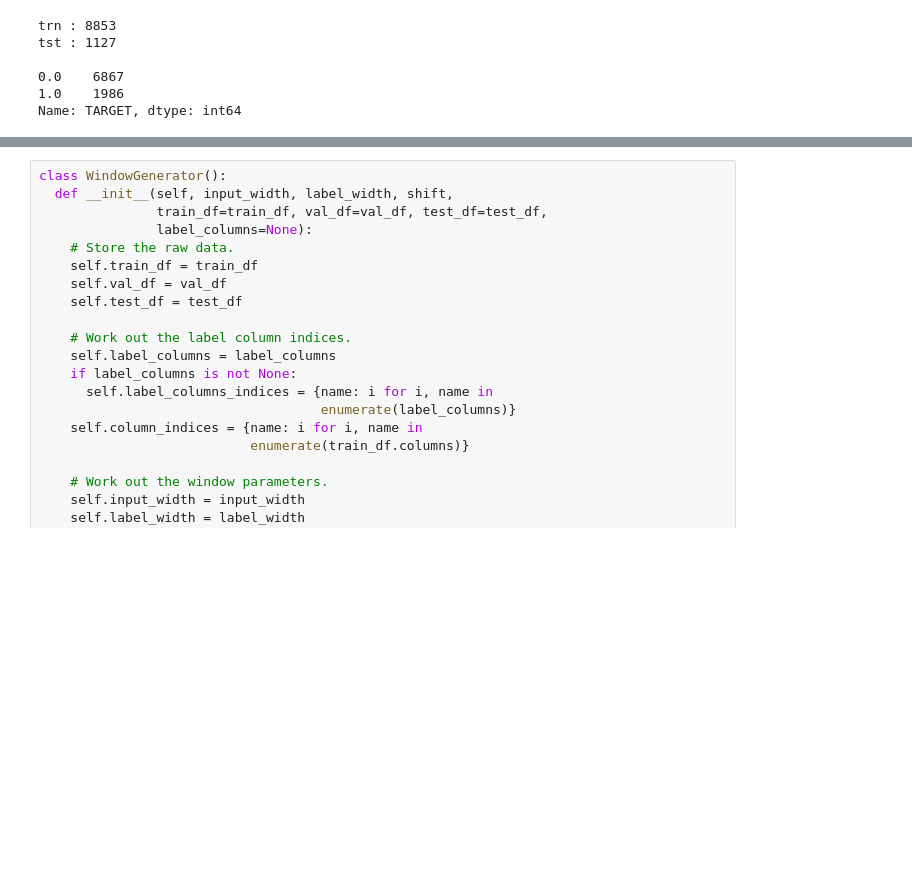
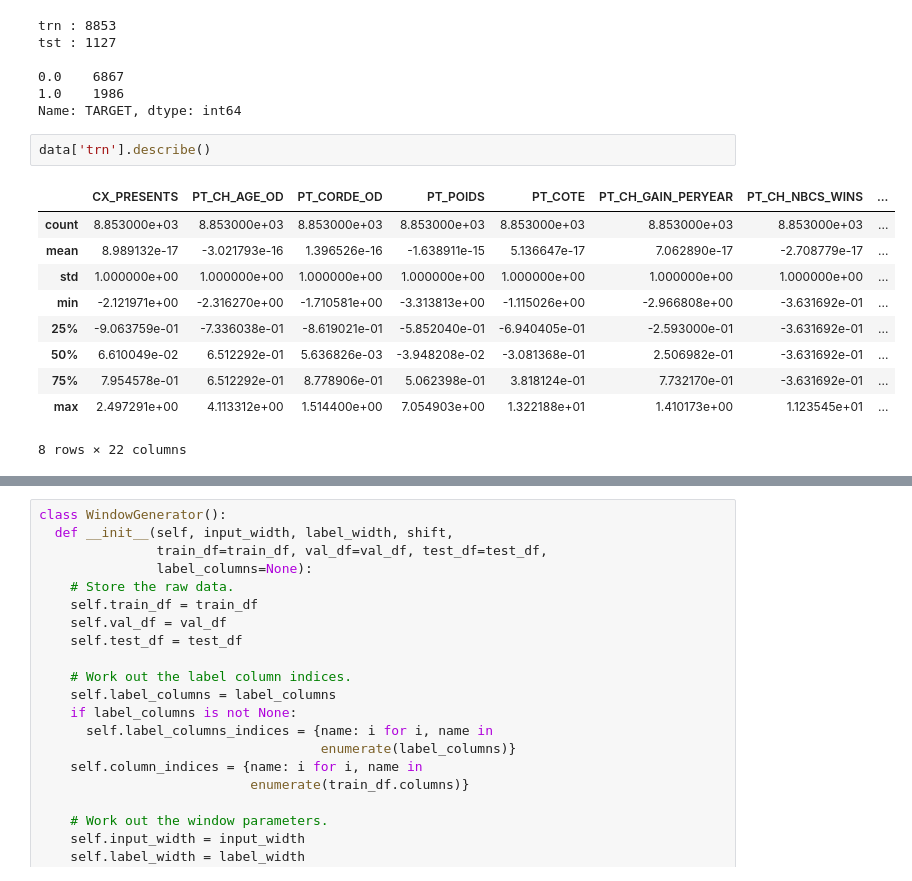
Before and after one commit to zenAurelius/rai-h-, a Jupyter notebook: TF2.ipynb, the cells around one changed output, grey strips where cells are left out. Saved outputs shown, nothing was run; the diff lists cells and outputs as text; blank space fills up the shorter version.

```diff
--- a/TF2.ipynb
+++ b/TF2.ipynb
@@ -1038,3 +1040,16 @@ tst : 1127
 0.0    6867
 1.0    1986
 Name: TARGET, dtype: int64
+# %%
+data['trn'].describe()
+# %% [output]
+|  | CX_PRESENTS | PT_CH_AGE_OD | PT_CORDE_OD | PT_POIDS | PT_COTE | PT_CH_GAIN_PERYEAR | PT_CH_NBCS_WINS | ... |
+| count | 8.853000e+03 | 8.853000e+03 | 8.853000e+03 | 8.853000e+03 | 8.853000e+03 | 8.853000e+03 | 8.853000e+03 | ... |
+| mean | 8.989132e-17 | -3.021793e-16 | 1.396526e-16 | -1.638911e-15 | 5.136647e-17 | 7.062890e-17 | -2.708779e-17 | ... |
+| std | 1.000000e+00 | 1.000000e+00 | 1.000000e+00 | 1.000000e+00 | 1.000000e+00 | 1.000000e+00 | 1.000000e+00 | ... |
+| min | -2.121971e+00 | -2.316270e+00 | -1.710581e+00 | -3.313813e+00 | -1.115026e+00 | -2.966808e+00 | -3.631692e-01 | ... |
+| 25% | -9.063759e-01 | -7.336038e-01 | -8.619021e-01 | -5.852040e-01 | -6.940405e-01 | -2.593000e-01 | -3.631692e-01 | ... |
+| 50% | 6.610049e-02 | 6.512292e-01 | 5.636826e-03 | -3.948208e-02 | -3.081368e-01 | 2.506982e-01 | -3.631692e-01 | ... |
+| 75% | 7.954578e-01 | 6.512292e-01 | 8.778906e-01 | 5.062398e-01 | 3.818124e-01 | 7.732170e-01 | -3.631692e-01 | ... |
+| max | 2.497291e+00 | 4.113312e+00 | 1.514400e+00 | 7.054903e+00 | 1.322188e+01 | 1.410173e+00 | 1.123545e+01 | ... |
+8 rows × 22 columns
```
Also changed, not shown: parts of 4 cells of this notebook.
